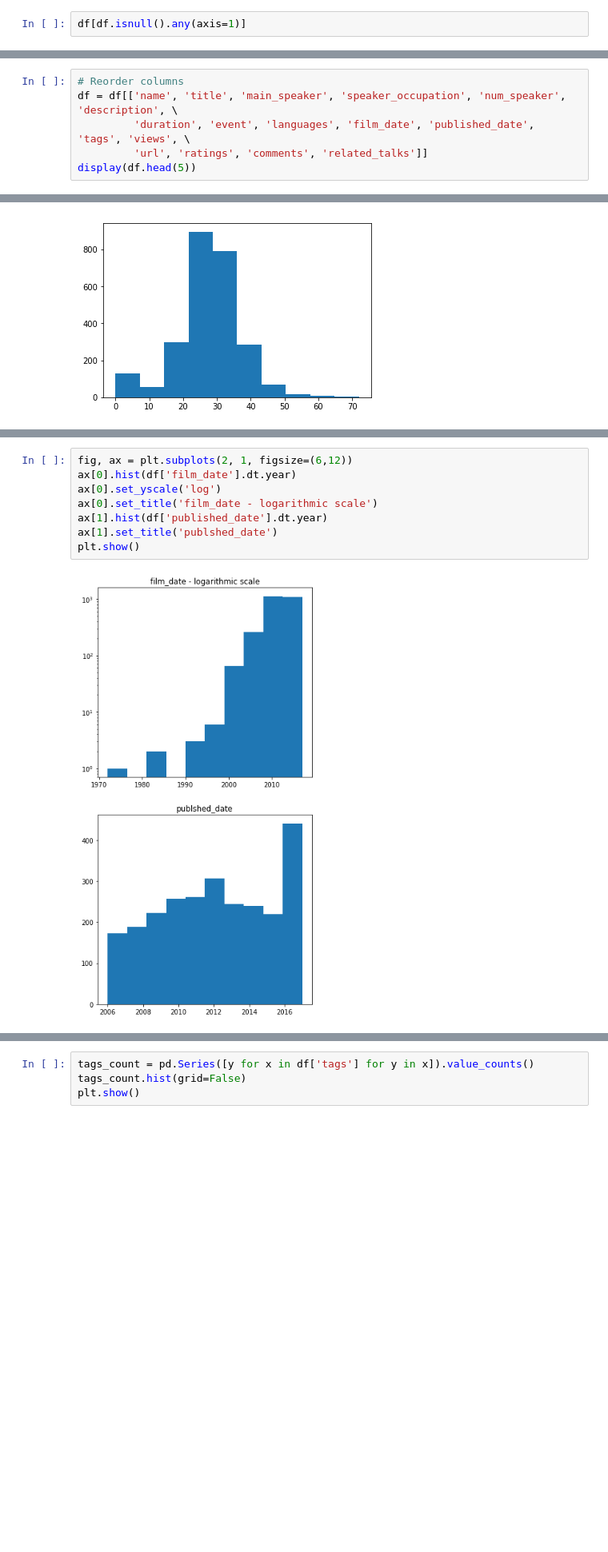
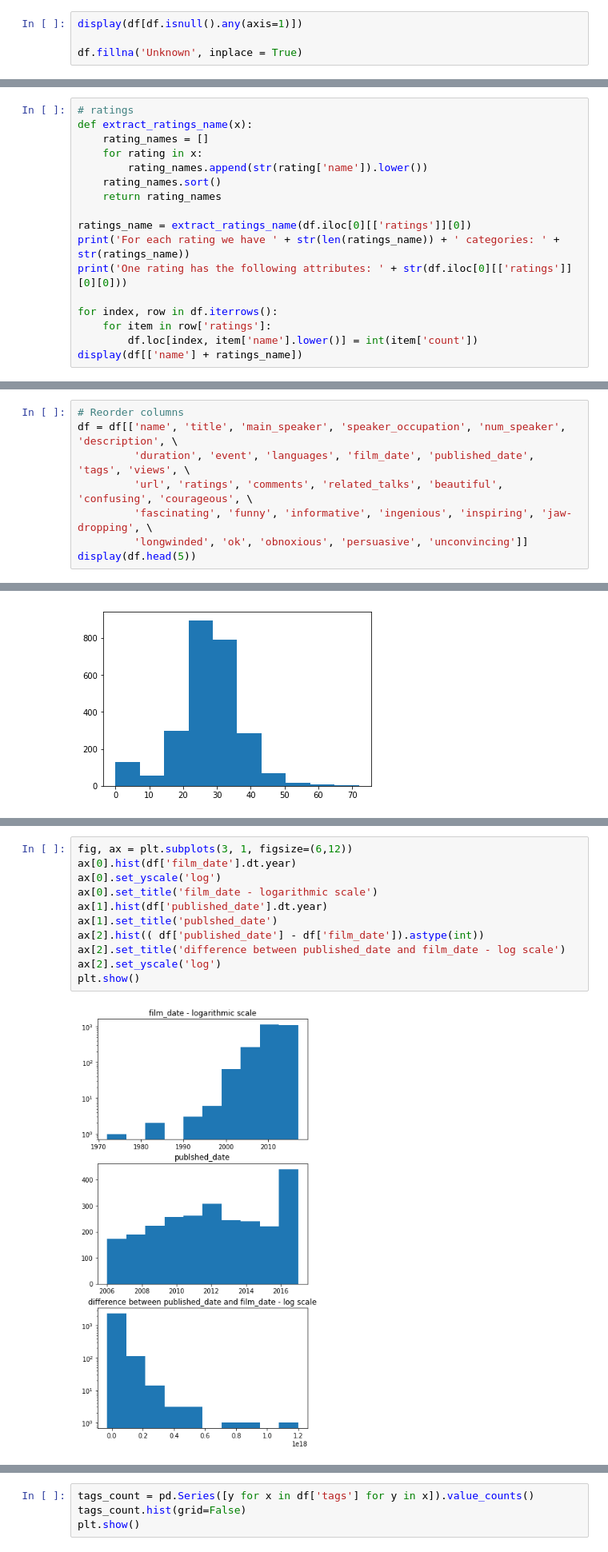
Before and after one commit to tedtalksviz/tedtalksviz.github.io, a Jupyter notebook: Exploratory data analysis.ipynb, the cells around one changed output, grey strips where cells are left out. Shown at 80% size. Drawn from its saved outputs; the diff is of its cells as text; blank space fills up the shorter version.

Commit message:
Updated analysis on ratings and transcripts

```diff
--- a/Exploratory data analysis.ipynb
+++ b/Exploratory data analysis.ipynb
@@ -93,5 +99,7 @@ dtype: int64
 # %%
-df[df.isnull().any(axis=1)]
+display(df[df.isnull().any(axis=1)])
+
+df.fillna('Unknown', inplace = True)
 # %% [output]
 |  | comments | description | duration | event | film_date | languages | main_speaker | name | num_speaker | ... |
 | 1113 | 145 | After a crisis, how can we tell i... | 217 | TEDGlobal 2011 | 1310601600 | 38 | Sonaar Luthra | Sonaar Luthra: Meet the Water Canary | 1 | ... |
@@ -112,3 +128,20 @@ df['published_date'] = pd.to_datetime(df['published_date'])
 df['tags'] = df['tags'].apply(lambda x: literal_eval(x))
 df['ratings'] = df['ratings'].apply(lambda x: literal_eval(x))
 df['related_talks'] = df['related_talks'].apply(lambda x: literal_eval(x))
+# %%
+# ratings
+def extract_ratings_name(x):
+    rating_names = []
+    for rating in x:
+        rating_names.append(str(rating['name']).lower())
+    rating_names.sort()
+    return rating_names
+
+ratings_name = extract_ratings_name(df.iloc[0][['ratings']][0])
+print('For each rating we have ' + str(len(ratings_name)) + ' categories: ' + str(ratings_name))
+print('One rating has the following attributes: ' + str(df.iloc[0][['ratings']][0][0]))
+
+for index, row in df.iterrows():
+    for item in row['ratings']:
+        df.loc[index, item['name'].lower()] = int(item['count'])
+display(df[['name'] + ratings_name])
@@ -116,7 +165,9 @@ df['related_talks'] = df['related_talks'].apply(lambda x: literal_eval(x))
 # Reorder columns
 df = df[['name', 'title', 'main_speaker', 'speaker_occupation', 'num_speaker', 'description', \
          'duration', 'event', 'languages', 'film_date', 'published_date', 'tags', 'views', \
-         'url', 'ratings', 'comments', 'related_talks']]
+         'url', 'ratings', 'comments', 'related_talks', 'beautiful', 'confusing', 'courageous', \
+         'fascinating', 'funny', 'informative', 'ingenious', 'inspiring', 'jaw-dropping', \
+         'longwinded', 'ok', 'obnoxious', 'persuasive', 'unconvincing']]
 display(df.head(5))
 # %% [output]
 |  | name | title | main_speaker | speaker_occupation | num_speaker | description | duration | event | ... |
@@ -277,12 +327,15 @@ Questions:
 </ol>
 # %%
-fig, ax = plt.subplots(2, 1, figsize=(6,12))
+fig, ax = plt.subplots(3, 1, figsize=(6,12))
 ax[0].hist(df['film_date'].dt.year)
 ax[0].set_yscale('log')
 ax[0].set_title('film_date - logarithmic scale')
 ax[1].hist(df['published_date'].dt.year)
 ax[1].set_title('publshed_date')
+ax[2].hist(( df['published_date'] - df['film_date']).astype(int))
+ax[2].set_title('difference between published_date and film_date - log scale')
+ax[2].set_yscale('log')
 plt.show()
 # %% [output]
-[figure, old version]
+[figure, new version]
 # %% [markdown]
```
Also changed, not shown: parts of 28 cells of this notebook.
